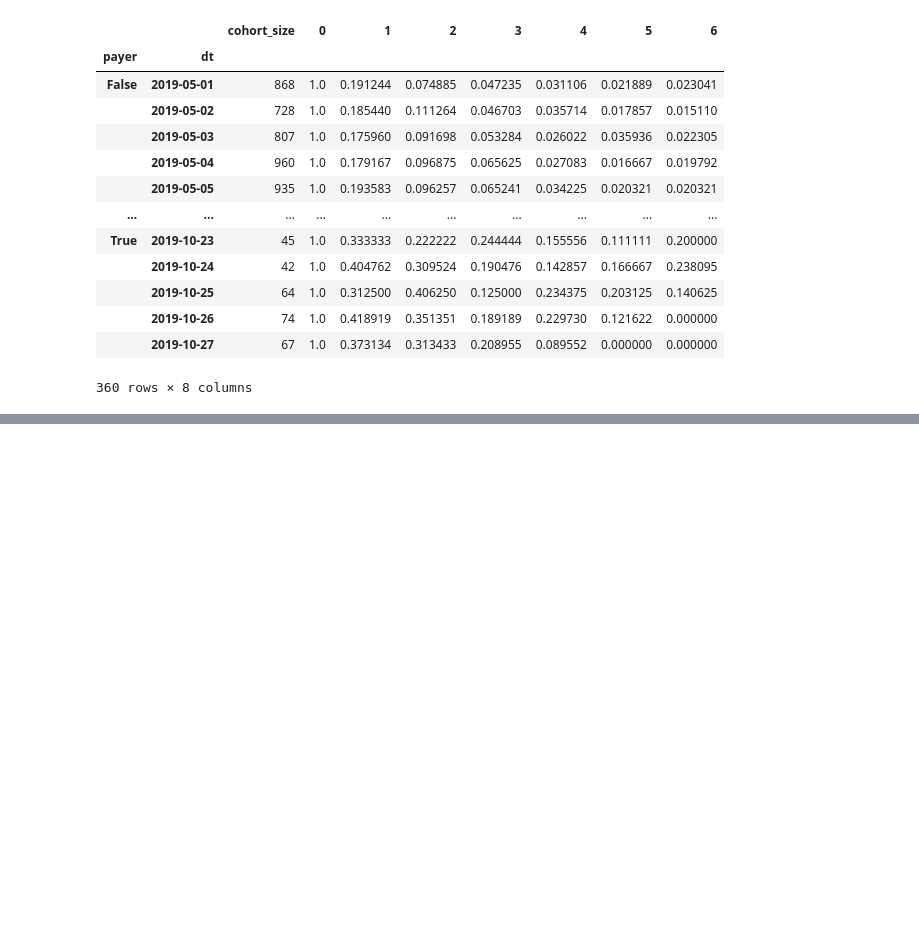
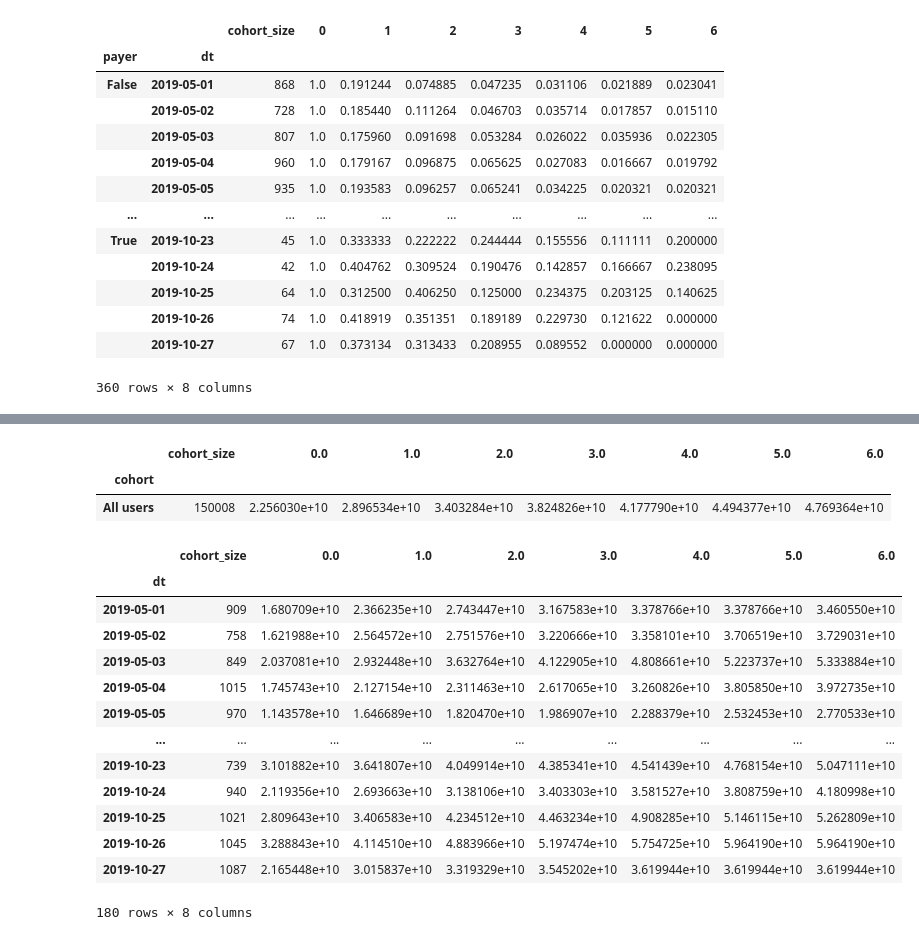
Before and after one commit to ikazman/practicum_da_projects, a Jupyter notebook: marketing_analysis/maketing_analysis.ipynb, the cells around one changed output, grey strips where cells are left out. Saved outputs shown, nothing was run; the diff lists cells and outputs as text; code cells hidden in the pictures; blank space fills up the shorter version.

```diff
--- a/marketing_analysis/maketing_analysis.ipynb
+++ b/marketing_analysis/maketing_analysis.ipynb
@@ -106,0 +156,23 @@ result_in_time
+# %%
+result_grouped
+# %% [output]
+|  | cohort_size | 0.0 | 1.0 | 2.0 | 3.0 | 4.0 | 5.0 | 6.0 |
+| cohort |  |  |  |  |  |  |  |  |
+| All users | 150008 | 2.256030e+10 | 2.896534e+10 | 3.403284e+10 | 3.824826e+10 | 4.177790e+10 | 4.494377e+10 | 4.769364e+10 |
+# %%
+result_in_time
+# %% [output]
+|  | cohort_size | 0.0 | 1.0 | 2.0 | 3.0 | 4.0 | 5.0 | 6.0 |
+| dt |  |  |  |  |  |  |  |  |
+| 2019-05-01 | 909 | 1.680709e+10 | 2.366235e+10 | 2.743447e+10 | 3.167583e+10 | 3.378766e+10 | 3.378766e+10 | 3.460550e+10 |
+| 2019-05-02 | 758 | 1.621988e+10 | 2.564572e+10 | 2.751576e+10 | 3.220666e+10 | 3.358101e+10 | 3.706519e+10 | 3.729031e+10 |
+| 2019-05-03 | 849 | 2.037081e+10 | 2.932448e+10 | 3.632764e+10 | 4.122905e+10 | 4.808661e+10 | 5.223737e+10 | 5.333884e+10 |
+| 2019-05-04 | 1015 | 1.745743e+10 | 2.127154e+10 | 2.311463e+10 | 2.617065e+10 | 3.260826e+10 | 3.805850e+10 | 3.972735e+10 |
+| 2019-05-05 | 970 | 1.143578e+10 | 1.646689e+10 | 1.820470e+10 | 1.986907e+10 | 2.288379e+10 | 2.532453e+10 | 2.770533e+10 |
+| ... | ... | ... | ... | ... | ... | ... | ... | ... |
+| 2019-10-23 | 739 | 3.101882e+10 | 3.641807e+10 | 4.049914e+10 | 4.385341e+10 | 4.541439e+10 | 4.768154e+10 | 5.047111e+10 |
+| 2019-10-24 | 940 | 2.119356e+10 | 2.693663e+10 | 3.138106e+10 | 3.403303e+10 | 3.581527e+10 | 3.808759e+10 | 4.180998e+10 |
+| 2019-10-25 | 1021 | 2.809643e+10 | 3.406583e+10 | 4.234512e+10 | 4.463234e+10 | 4.908285e+10 | 5.146115e+10 | 5.262809e+10 |
+| 2019-10-26 | 1045 | 3.288843e+10 | 4.114510e+10 | 4.883966e+10 | 5.197474e+10 | 5.754725e+10 | 5.964190e+10 | 5.964190e+10 |
+| 2019-10-27 | 1087 | 2.165448e+10 | 3.015837e+10 | 3.319329e+10 | 3.545202e+10 | 3.619944e+10 | 3.619944e+10 | 3.619944e+10 |
+180 rows × 8 columns
```
Also changed, not shown: parts of 8 cells of this notebook, 1 other file.
